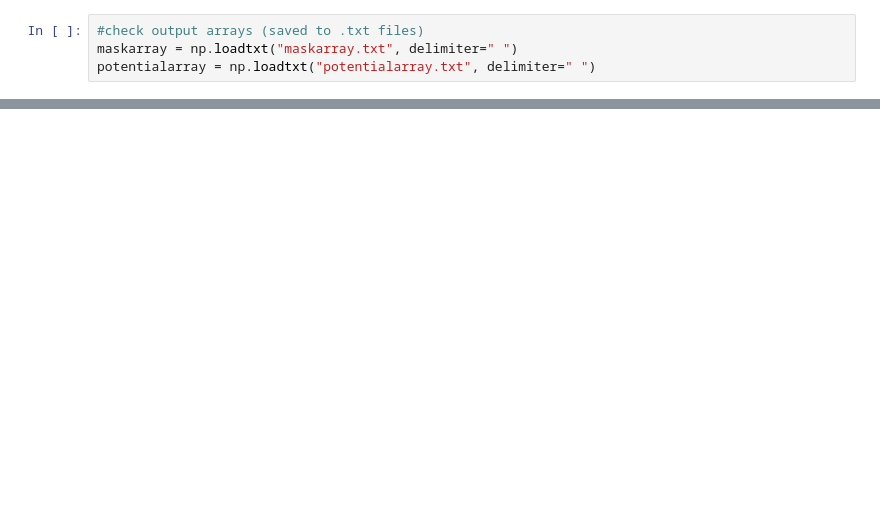
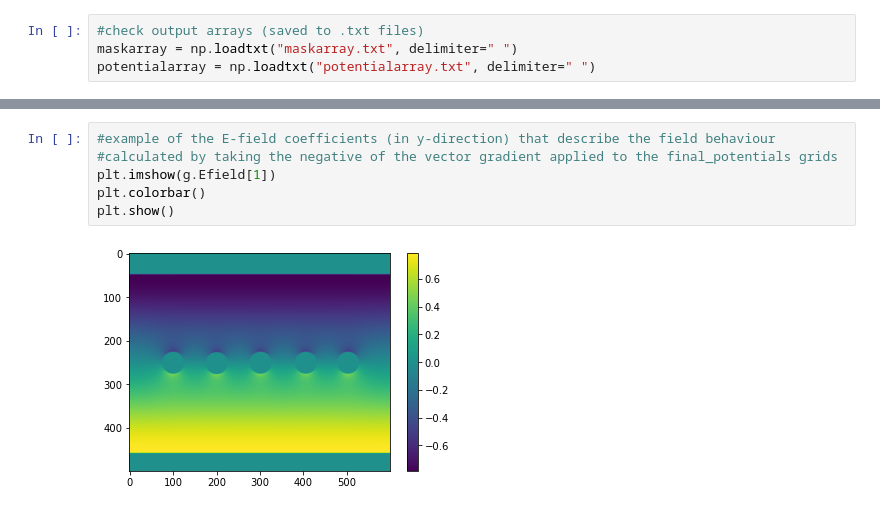
Before and after one commit to scottgallacher-3/P3Group-GUI-extension, a Jupyter notebook: gui_extension.ipynb, the cells around one changed output, grey strips where cells are left out. Cells and saved outputs as stored; diff of their text form; blank space fills up the shorter version.

```diff
--- a/gui_extension.ipynb
+++ b/gui_extension.ipynb
@@ -652,0 +785,8 @@ plt.show()
+# %%
+#example of the E-field coefficients (in y-direction) that describe the field behaviour
+#calculated by taking the negative of the vector gradient applied to the final_potentials grids
+plt.imshow(g.Efield[1])
+plt.colorbar()
+plt.show()
+# %% [output]
+[figure, added]
```
Also changed, not shown: parts of 6 cells of this notebook.
